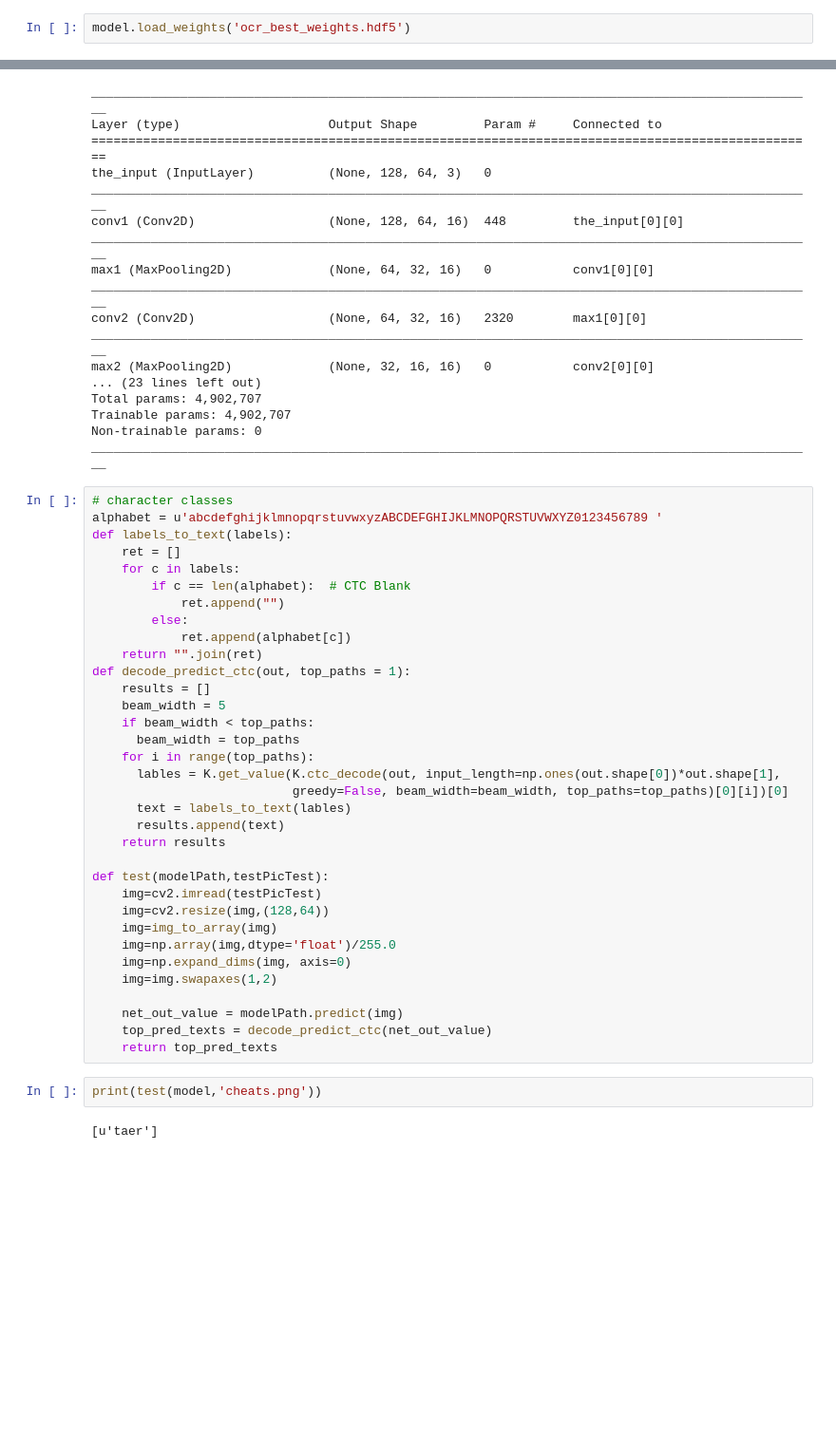
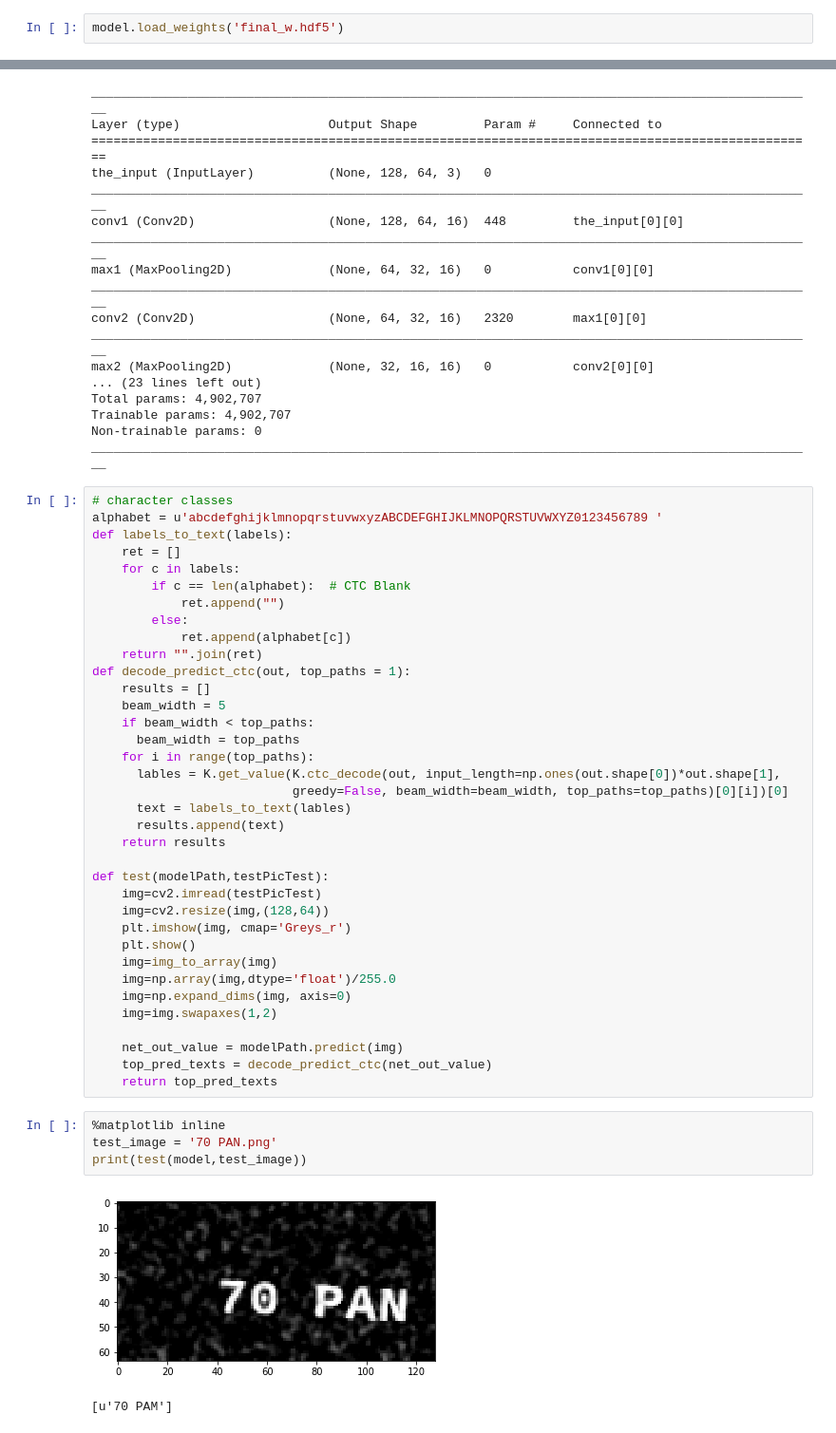
Before and after one commit to techgopal/OCR-Deep-Learning, a Jupyter notebook: src/main/ocr/ocr_result.ipynb, the cells around one changed output, grey strips where cells are left out. Shown at 95% size. Cells and saved outputs as stored; diff of their text form; blank space fills up the shorter version.

```diff
--- a/src/main/ocr/ocr_result.ipynb
+++ b/src/main/ocr/ocr_result.ipynb
@@ -71,7 +75,7 @@ def get_model(training,img_w,img_h,depth,alphabetLength,absolute_max_string_len)
 # %%
 model = get_model(False,128,64,3,67,16)
 # %%
-model.load_weights('ocr_best_weights.hdf5')
+model.load_weights('final_w.hdf5')
 # %%
 model.summary()
 # %% [output]
@@ -118,6 +122,8 @@ def decode_predict_ctc(out, top_paths = 1):
 def test(modelPath,testPicTest):
     img=cv2.imread(testPicTest)
     img=cv2.resize(img,(128,64))
+    plt.imshow(img, cmap='Greys_r')
+    plt.show()
     img=img_to_array(img)
     img=np.array(img,dtype='float')/255.0
     img=np.expand_dims(img, axis=0)
@@ -126,7 +132,10 @@ def test(modelPath,testPicTest):
     net_out_value = modelPath.predict(img)
     top_pred_texts = decode_predict_ctc(net_out_value)
     return top_pred_texts
-# %%
-print(test(model,'cheats.png'))
-# %% [output]
-[u'taer']
+# %%
+%matplotlib inline
+test_image = '70 PAN.png'
+print(test(model,test_image))
+# %% [output]
+[figure, added]
+[u'70 PAM']
```
Also changed, not shown: parts of 4 cells of this notebook.
